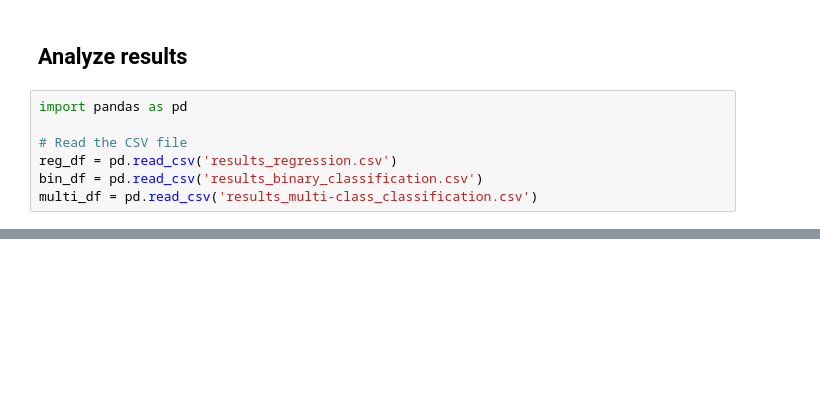
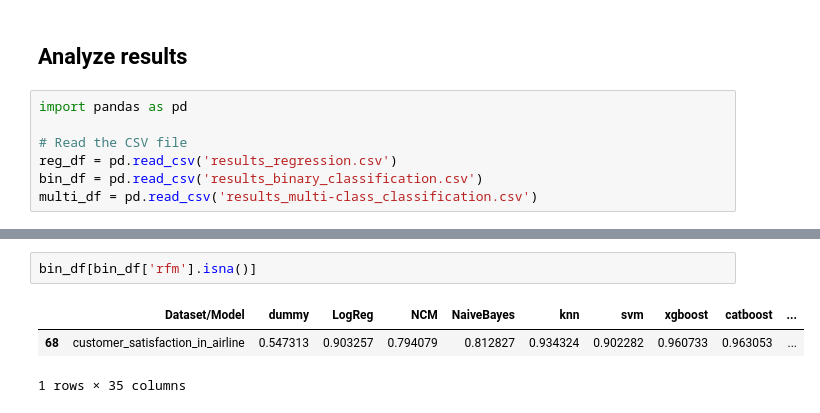
Before and after one commit to dmbeaglehole/LAMDA-TALENT-rfm, a Jupyter notebook: analysis.ipynb, the cells around one changed output, grey strips where cells are left out. Saved outputs shown, nothing was run; the diff lists cells and outputs as text; blank space fills up the shorter version.

```diff
--- a/analysis.ipynb
+++ b/analysis.ipynb
@@ -434,0 +455,6 @@ def print_performance_summary(results_df):
+# %%
+bin_df[bin_df['rfm'].isna()]
+# %% [output]
+|  | Dataset/Model | dummy | LogReg | NCM | NaiveBayes | knn | svm | xgboost | catboost | ... |
+| 68 | customer_satisfaction_in_airline | 0.547313 | 0.903257 | 0.794079 | 0.812827 | 0.934324 | 0.902282 | 0.960733 | 0.963053 | ... |
+1 rows × 35 columns
```
Also changed, not shown: parts of 22 cells of this notebook, 6 other files.
